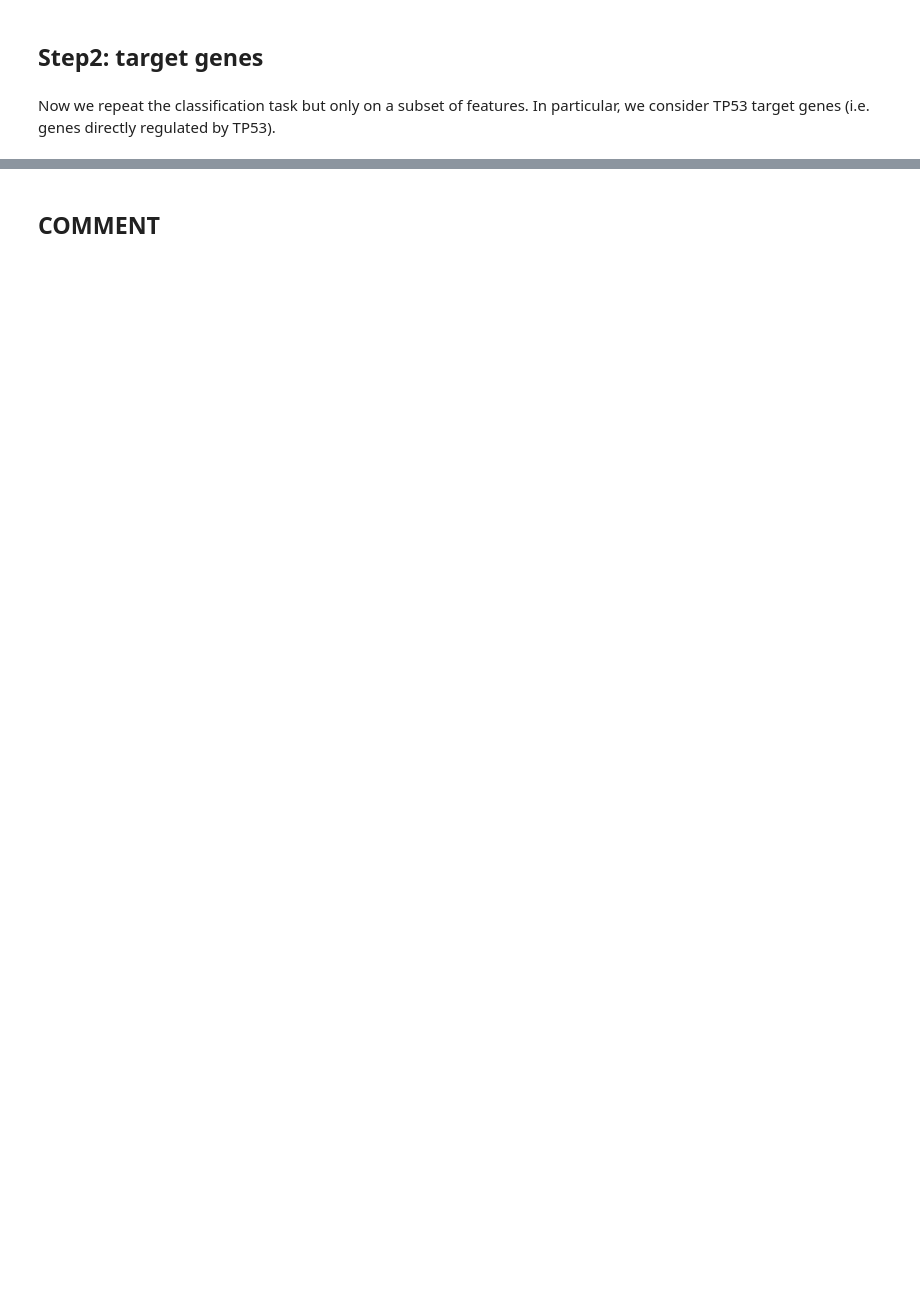
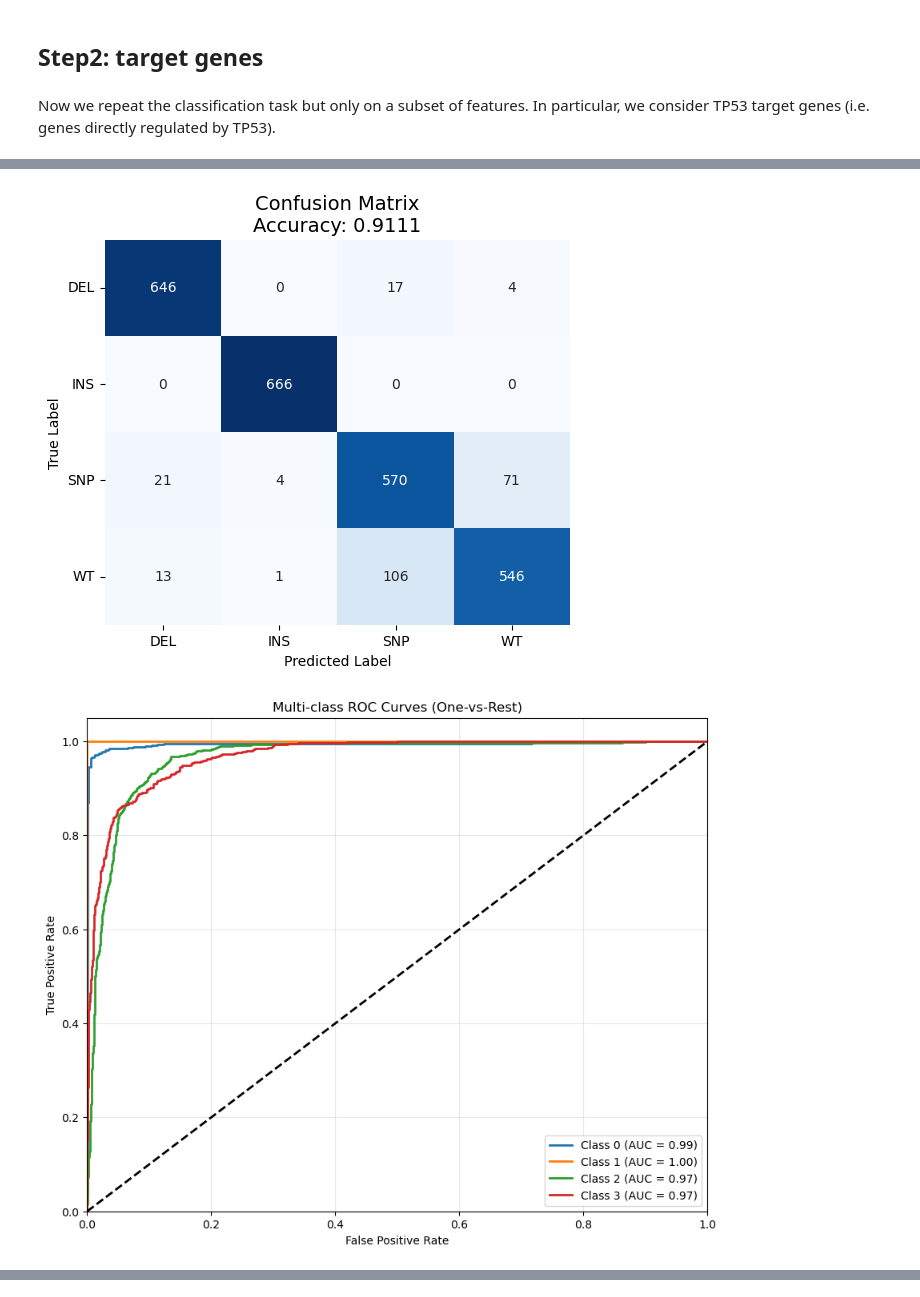
Before and after one commit to beatricecitterio/ml-repo, a Jupyter notebook: tcga_multiclass_classification.ipynb, the cells around one changed output, grey strips where cells are left out. Saved outputs shown, nothing was run; the diff lists cells and outputs as text; code cells hidden in the pictures; blank space fills up the shorter version.

```diff
--- a/tcga_multiclass_classification.ipynb
+++ b/tcga_multiclass_classification.ipynb
@@ -426,28 +416,3 @@ We have used Support Vector Machine which was the most performing meodel on the
-# %%
-if len(np.unique(y_train)) > 2:
-    plt.figure(figsize=(15, 10))
-    n_classes = len(np.unique(y_train))
-    for i in range(n_classes):
-        plt.subplot(2, (n_classes+1)//2, i+1)
-
-        feature_names = X_train.columns
-        class_importances = np.abs(model.coef_[i])
-        class_importance_df = pd.DataFrame({
-            'Feature': feature_names,
-            'Importance': class_importances
-        })
-
-        top_features = class_importance_df.sort_values('Importance', ascending=False).head(5)
-
-        plt.barh(range(len(top_features)), top_features['Importance'])
-        plt.yticks(range(len(top_features)), top_features['Feature'])
-
-        plt.title(f'Top Features for Mutation Type: {class_names[i]}')
-        plt.tight_layout()
-
-    plt.suptitle('Class-Specific Feature Importance (Linear SVM)', fontsize=16, y=1.02)
-    plt.tight_layout()
-    plt.show()
 # %% [markdown]
 ## **Step2:** target genes
 # %% [markdown]
@@ -477,19 +458,20 @@ print(f"Test accuracy: {test_accuracy:.4f}")
 # %%
 cm = confusion_matrix(y_test_target, y_pred_target)
 acc = accuracy_score(y_test_target, y_pred_target)
-
+# Convert dictionary to ordered lists
+class_indices = sorted(class_names.keys())
+class_labels = [class_names[i] for i in class_indices]
 plt.figure(figsize=(6, 5))
 sns.heatmap(cm, annot=True, fmt='d', cmap='Blues', cbar=False)
 plt.title(f'Confusion Matrix\nAccuracy: {acc:.4f}', fontsize=14)
 plt.xlabel('Predicted Label')
 plt.ylabel('True Label')
-plt.xticks([0.5, 1.5], class_names, rotation=0, ha='right')
-plt.yticks([0.5, 1.5], class_names, rotation=0)
+n_classes = len(np.unique(y_test_target))
+tick_positions = np.arange(n_classes) + 0.5
+plt.xticks(tick_positions, class_labels, rotation=0)
+plt.yticks(tick_positions, class_labels, rotation=0)
 plt.show()
 
-
-n_classes = len(np.unique(y_test_target))
-print(f"Number of classes: {n_classes}")
 
 y_pred_prob = model.predict_proba(X_test_targ_scaled)
 
@@ -501,30 +483,33 @@ y_test_bin = label_binarize(y_test_target, classes=classes)
 
 plt.figure(figsize=(10, 8))
 for i in range(n_classes):
     fpr, tpr, _ = roc_curve(y_test_bin[:, i], y_pred_prob[:, i])
     roc_auc_class = auc(fpr, tpr)
 
     plt.plot(fpr, tpr, lw=2,
             label=f'Class {classes[i]} (AUC = {roc_auc_class:.2f})')
 
 plt.plot([0, 1], [0, 1], 'k--', lw=2)
 plt.xlim([0.0, 1.0])
 plt.ylim([0.0, 1.05])
 plt.xlabel('False Positive Rate')
 plt.ylabel('True Positive Rate')
 plt.title('Multi-class ROC Curves (One-vs-Rest)')
 plt.legend(loc='lower right')
 plt.grid(alpha=0.3)
 plt.show()
 
 f1 = f1_score(y_test_target, y_pred_target, average='weighted')
 precision = precision_score(y_test_target, y_pred_target, average='weighted')
 recall = recall_score(y_test_target, y_pred_target, average='weighted')
 
 print(f"F1 Score: {f1:.4f}")
 print(f"Precision: {precision:.4f}")
 print(f"Recall: {recall:.4f}")
 print(f"ROC AUC: {roc_auc:.4f}")
 
 print("\nClassification Report:")
 print(classification_report(y_test_target, y_pred_target))
+# %% [output]
+[figure, added]
+[figure, added]
@@ -531,2 +531,0 @@ print(classification_report(y_test_target, y_pred_target))
-# %% [markdown]
-## COMMENT
```
Also changed, not shown: parts of 7 cells of this notebook, 1 other file.
